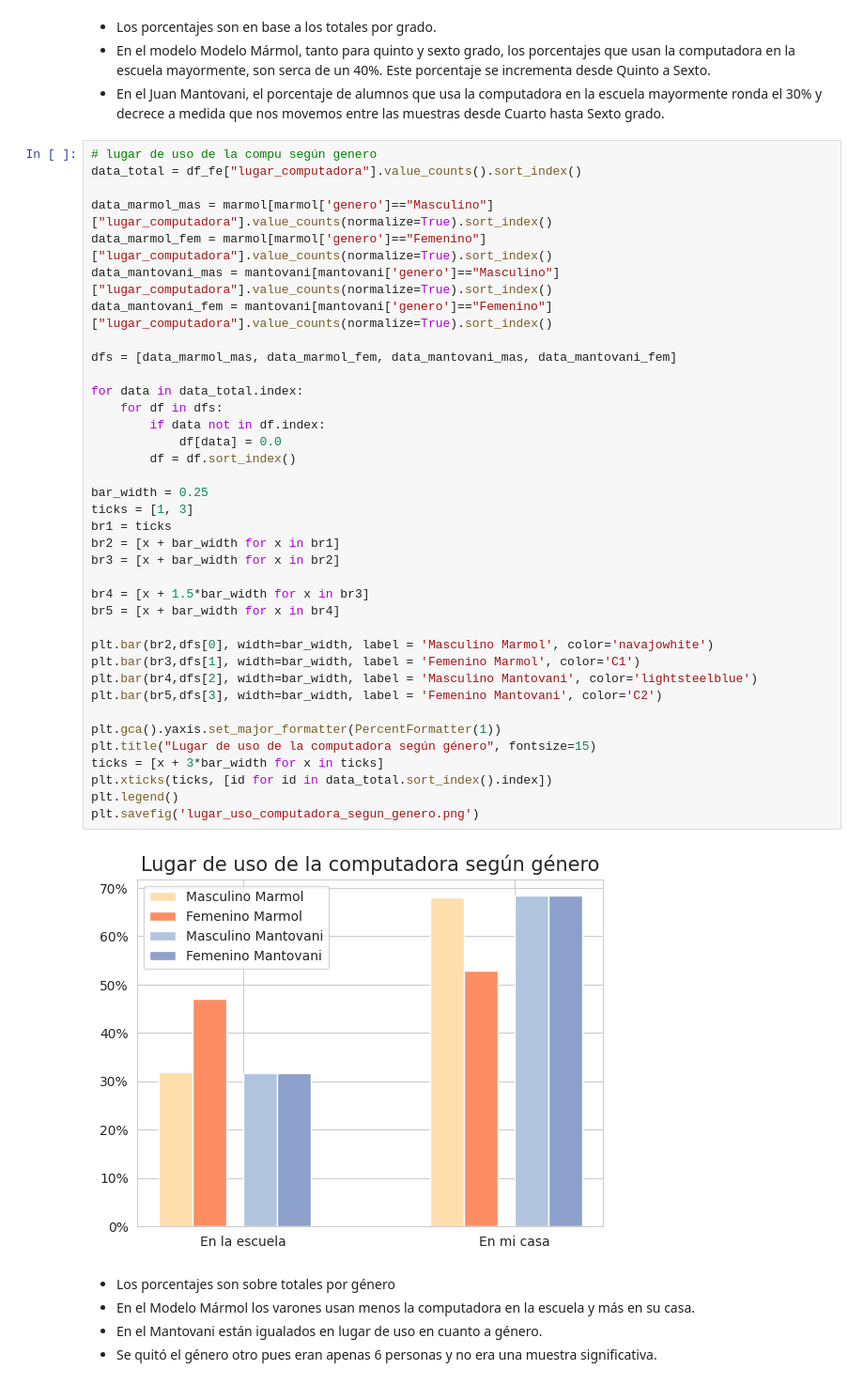
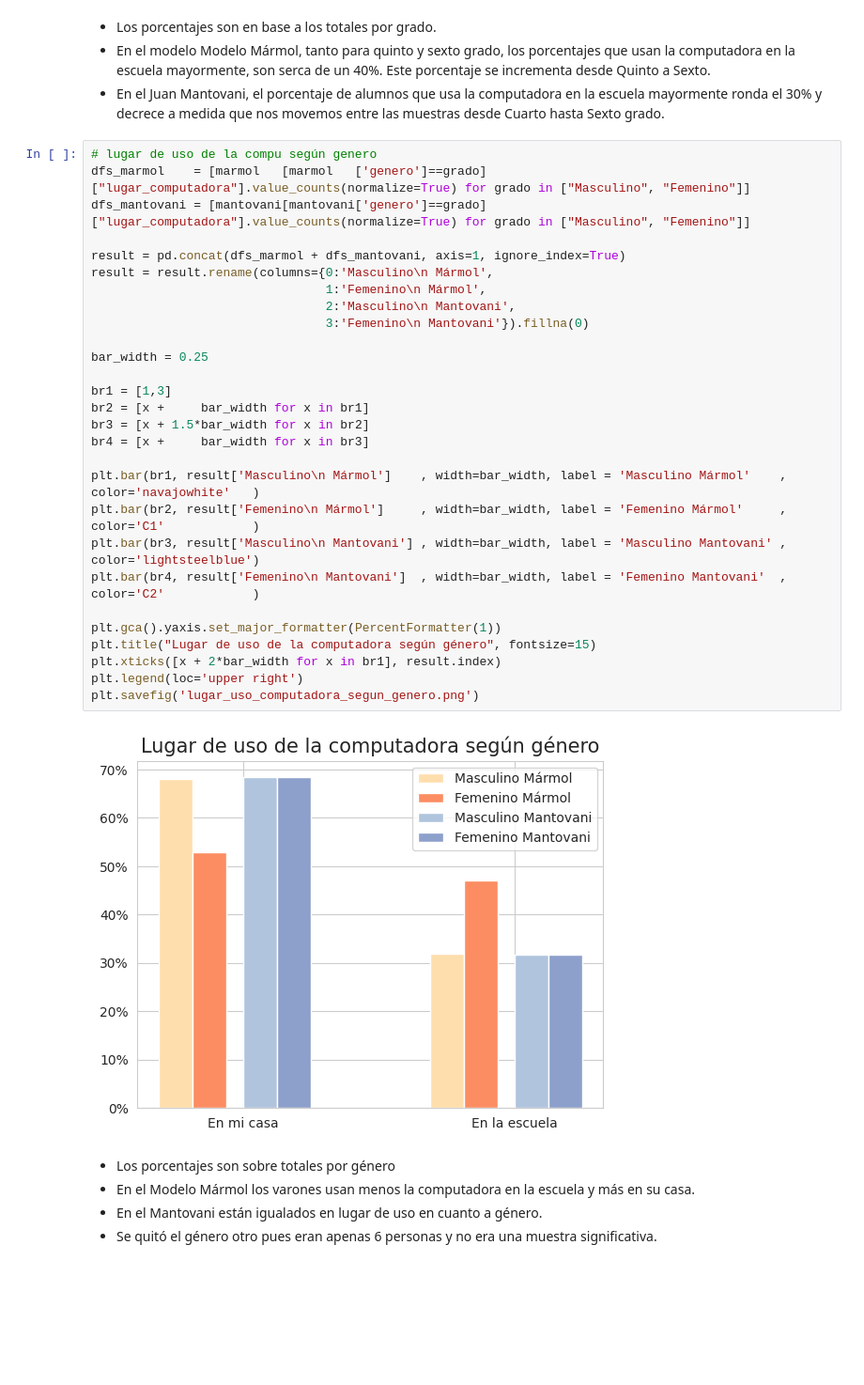
Before and after one commit to fedesassone/tesis, a Jupyter notebook: notebooks/poblacional/Poblacional.ipynb, the cells around one changed output. Shown at 94% size. Drawn from its saved outputs; the diff is of its cells as text; blank space fills up the shorter version.

Commit message:
feedback lugarcompu genero

```diff
--- a/notebooks/poblacional/Poblacional.ipynb
+++ b/notebooks/poblacional/Poblacional.ipynb
@@ -337,43 +337,34 @@ plt.savefig('lugar_uso_computadora_segun_grado.png')
 * En el Juan Mantovani, el porcentaje de alumnos que usa la computadora en la escuela mayormente ronda el 30% y decrece a medida que nos movemos entre las muestras desde Cuarto hasta Sexto grado.
 # %%
 # lugar de uso de la compu según genero
-data_total = df_fe["lugar_computadora"].value_counts().sort_index()
+dfs_marmol    = [marmol   [marmol   ['genero']==grado]["lugar_computadora"].value_counts(normalize=True) for grado in ["Masculino", "Femenino"]]
+dfs_mantovani = [mantovani[mantovani['genero']==grado]["lugar_computadora"].value_counts(normalize=True) for grado in ["Masculino", "Femenino"]]
 
-data_marmol_mas = marmol[marmol['genero']=="Masculino"]["lugar_computadora"].value_counts(normalize=True).sort_index()
-data_marmol_fem = marmol[marmol['genero']=="Femenino"]["lugar_computadora"].value_counts(normalize=True).sort_index()
-data_mantovani_mas = mantovani[mantovani['genero']=="Masculino"]["lugar_computadora"].value_counts(normalize=True).sort_index()
-data_mantovani_fem = mantovani[mantovani['genero']=="Femenino"]["lugar_computadora"].value_counts(normalize=True).sort_index()
-
-dfs = [data_marmol_mas, data_marmol_fem, data_mantovani_mas, data_mantovani_fem]
-
-for data in data_total.index:
-    for df in dfs:
-        if data not in df.index:
-            df[data] = 0.0
-        df = df.sort_index()
+result = pd.concat(dfs_marmol + dfs_mantovani, axis=1, ignore_index=True)
+result = result.rename(columns={0:'Masculino\n Mármol',
+                                1:'Femenino\n Mármol',
+                                2:'Masculino\n Mantovani',
+                                3:'Femenino\n Mantovani'}).fillna(0)
 
 bar_width = 0.25
-ticks = [1, 3]
-br1 = ticks
-br2 = [x + bar_width for x in br1]
-br3 = [x + bar_width for x in br2]
 
-br4 = [x + 1.5*bar_width for x in br3]
-br5 = [x + bar_width for x in br4]
+br1 = [1,3]
+br2 = [x +     bar_width for x in br1]
+br3 = [x + 1.5*bar_width for x in br2]
+br4 = [x +     bar_width for x in br3]
 
-plt.bar(br2,dfs[0], width=bar_width, label = 'Masculino Marmol', color='navajowhite')
-plt.bar(br3,dfs[1], width=bar_width, label = 'Femenino Marmol', color='C1')
-plt.bar(br4,dfs[2], width=bar_width, label = 'Masculino Mantovani', color='lightsteelblue')
-plt.bar(br5,dfs[3], width=bar_width, label = 'Femenino Mantovani', color='C2')
+plt.bar(br1, result['Masculino\n Mármol']    , width=bar_width, label = 'Masculino Mármol'    , color='navajowhite'   )
+plt.bar(br2, result['Femenino\n Mármol']     , width=bar_width, label = 'Femenino Mármol'     , color='C1'            )
+plt.bar(br3, result['Masculino\n Mantovani'] , width=bar_width, label = 'Masculino Mantovani' , color='lightsteelblue')
+plt.bar(br4, result['Femenino\n Mantovani']  , width=bar_width, label = 'Femenino Mantovani'  , color='C2'            )
 
 plt.gca().yaxis.set_major_formatter(PercentFormatter(1))
 plt.title("Lugar de uso de la computadora según género", fontsize=15)
-ticks = [x + 3*bar_width for x in ticks]
-plt.xticks(ticks, [id for id in data_total.sort_index().index])
-plt.legend()
+plt.xticks([x + 2*bar_width for x in br1], result.index)
+plt.legend(loc='upper right')
 plt.savefig('lugar_uso_computadora_segun_genero.png')
 # %% [output]
-[figure, old version]
+[figure, new version]
 # %% [markdown]
 * Los porcentajes son sobre totales por género
 * En el Modelo Mármol los varones usan menos la computadora en la escuela y más en su casa.
```
Also changed, not shown: 1 other file.
